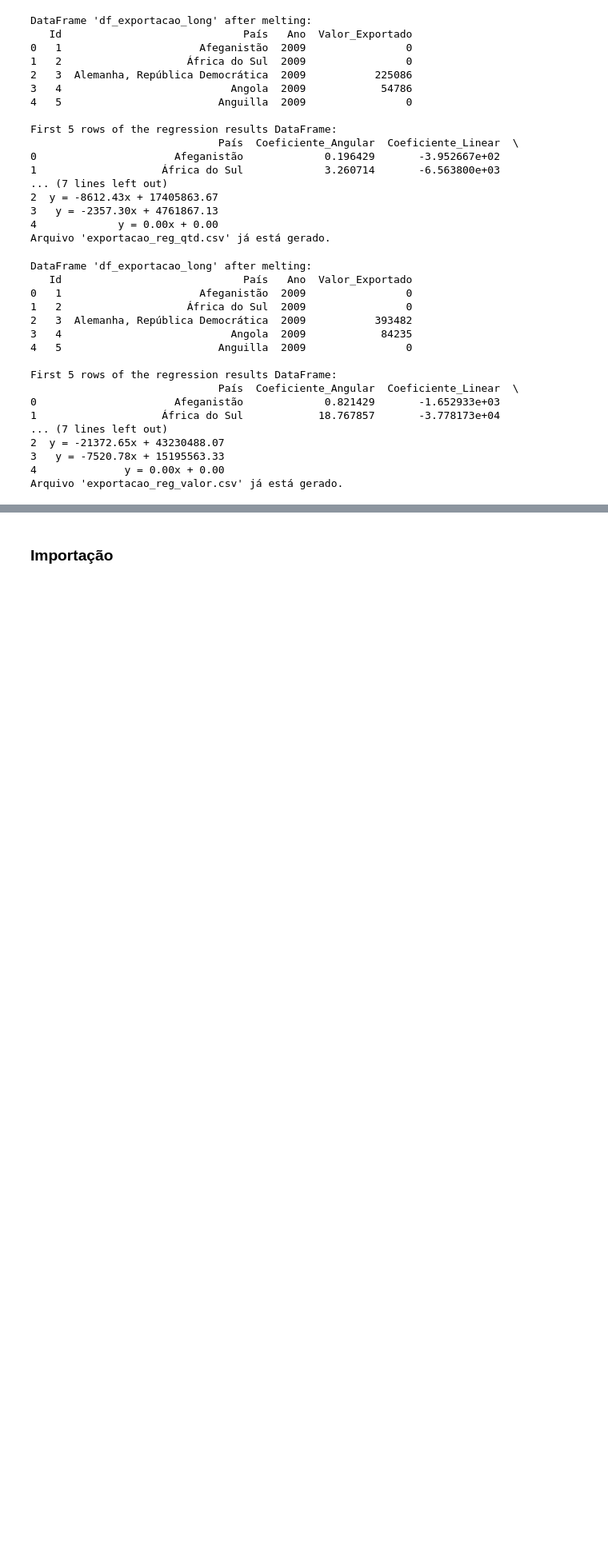
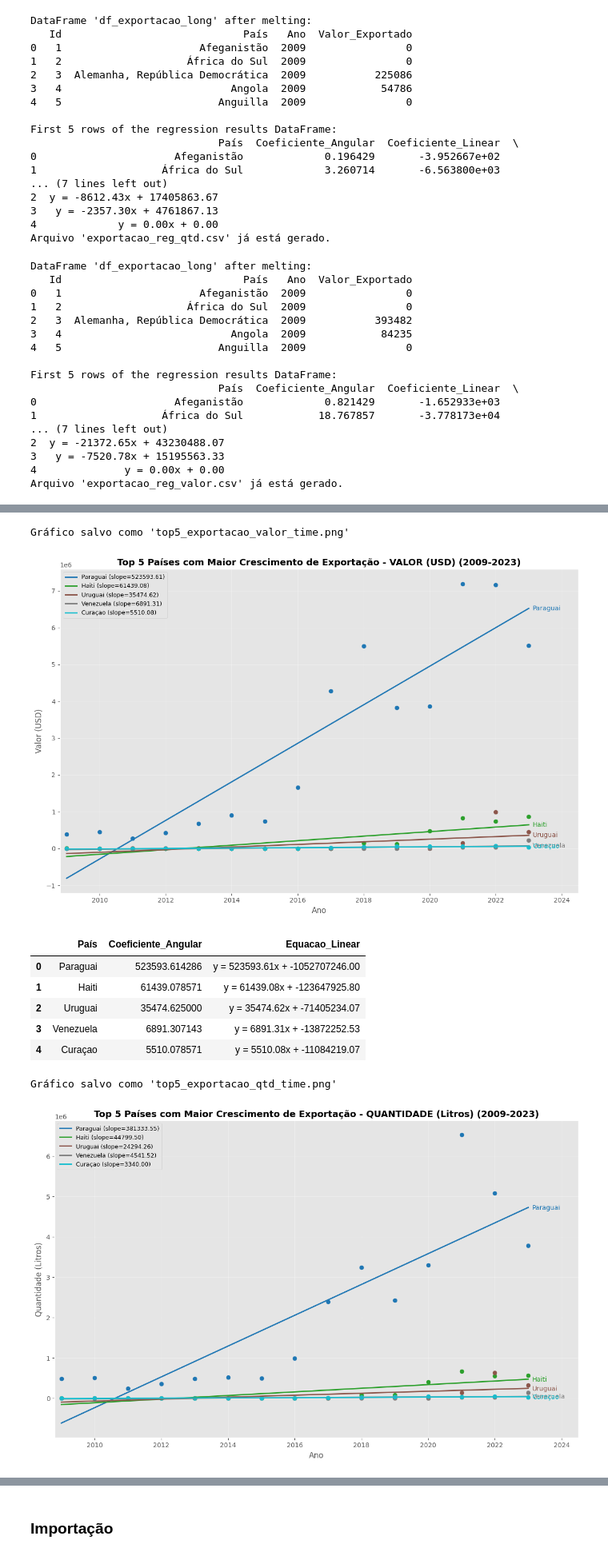
Before and after one commit to rafaellccouto/postech_analise_vinhos_comercio, a Jupyter notebook: Analise_vinhos_comercio.ipynb, the cells around one changed output, grey strips where cells are left out. Shown at 80% size. Saved outputs shown, nothing was run; the diff lists cells and outputs as text; code cells hidden in the pictures; blank space fills up the shorter version.

Commit message:
feat: gráficos de séries temporais para top 5 país

```diff
--- a/Analise_vinhos_comercio.ipynb
+++ b/Analise_vinhos_comercio.ipynb
@@ -779,0 +891,38 @@ Arquivo 'exportacao_reg_valor.csv' já está gerado.
+# %%
+# Plotagem dos top5 para EXPORTAÇÃO usando funções compartilhadas (não repetir imports nem utilitários)
+# Carregar os CSVs de regressão e séries temporais
+import pandas as pd
+
+df_reg_valor = pd.read_csv('exportacao_reg_valor.csv')
+df_reg_qtd = pd.read_csv('exportacao_reg_qtd.csv')
+
+df_valor_ts = pd.read_csv('exportacao_valor.csv')
+df_qtd_ts = pd.read_csv('exportacao_qtd.csv')
+
+# Chamar a função compartilhada de plotagem (definida na célula de utilitários)
+plot_top5_time_series(
+    df_reg_valor,
+    df_valor_ts,
+    'Top 5 Países com Maior Crescimento de Exportação - VALOR (USD) (2009-2023)',
+    'Valor (USD)',
+    'top5_exportacao_valor_time.png'
+)
+
+plot_top5_time_series(
+    df_reg_qtd,
+    df_qtd_ts,
+    'Top 5 Países com Maior Crescimento de Exportação - QUANTIDADE (Litros) (2009-2023)',
+    'Quantidade (Litros)',
+    'top5_exportacao_qtd_time.png'
+)
+# %% [output]
+Gráfico salvo como 'top5_exportacao_valor_time.png'
+[figure, added]
+|  | País | Coeficiente_Angular | Equacao_Linear |
+| 0 | Paraguai | 523593.614286 | y = 523593.61x + -1052707246.00 |
+| 1 | Haiti | 61439.078571 | y = 61439.08x + -123647925.80 |
+| 2 | Uruguai | 35474.625000 | y = 35474.62x + -71405234.07 |
+| 3 | Venezuela | 6891.307143 | y = 6891.31x + -13872252.53 |
+| 4 | Curaçao | 5510.078571 | y = 5510.08x + -11084219.07 |
+Gráfico salvo como 'top5_exportacao_qtd_time.png'
+[figure, added]
```
Also changed, not shown: parts of 9 cells of this notebook, 4 other files.
